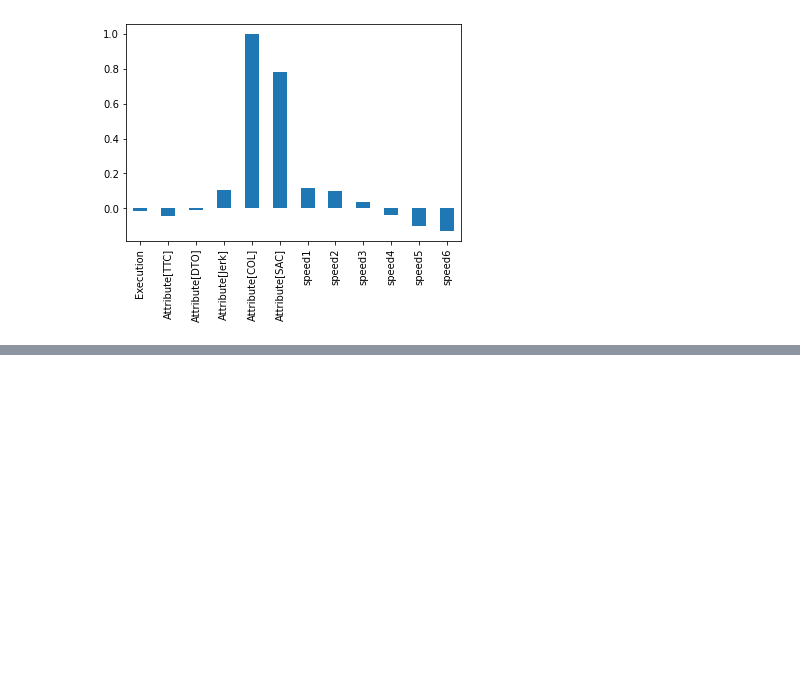
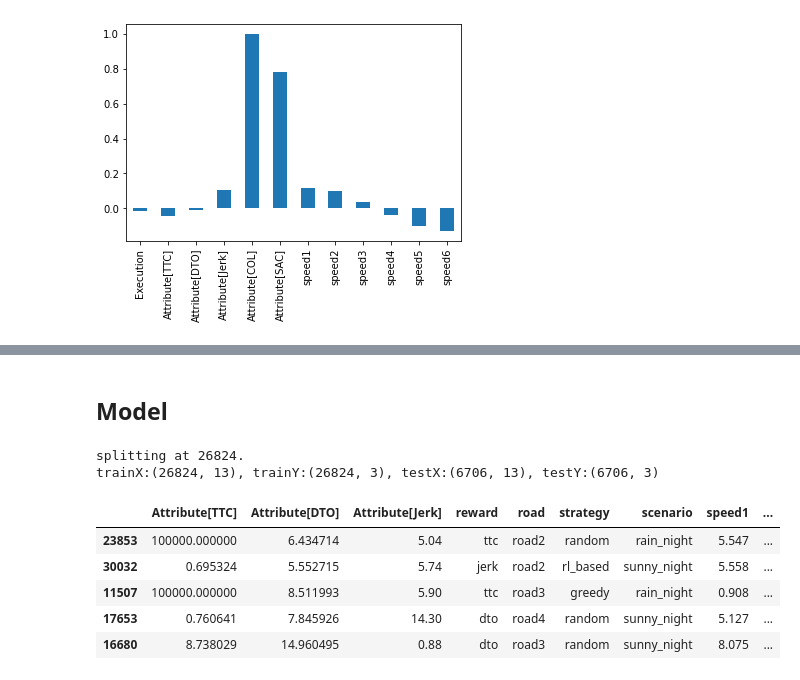
Before and after one commit to SigurdGH/MasterThesis, a Jupyter notebook: main/test.ipynb, the cells around one changed output, grey strips where cells are left out. Cells and saved outputs as stored; diff of their text form; code cells hidden in the pictures; blank space fills up the shorter version.

```diff
--- a/main/test.ipynb
+++ b/main/test.ipynb
@@ -59,10 +68,17 @@ dm.data.corr()["Attribute[COL]"].plot(kind="bar")
+# %% [markdown]
+## Model
 # %%
 trainX, trainY, testX, testY = dm.splitTrainTest()
 print(f"trainX:{trainX.shape}, trainY:{trainY.shape}, testX:{testX.shape}, testY:{testY.shape}")
-
-print(trainX.head())
-
-d = pd.concat([trainX, trainY], axis=1)
-df = d.groupby(['strategy', 'Attribute[COL]']).size()
-df = df.unstack()
-df
+# %% [output]
+splitting at 26824.
+trainX:(26824, 13), trainY:(26824, 3), testX:(6706, 13), testY:(6706, 3)
+# %%
+trainX.head()
+# %% [output]
+|  | Attribute[TTC] | Attribute[DTO] | Attribute[Jerk] | reward | road | strategy | scenario | speed1 | ... |
+| 23853 | 100000.000000 | 6.434714 | 5.04 | ttc | road2 | random | rain_night | 5.547 | ... |
+| 30032 | 0.695324 | 5.552715 | 5.74 | jerk | road2 | rl_based | sunny_night | 5.558 | ... |
+| 11507 | 100000.000000 | 8.511993 | 5.90 | ttc | road3 | greedy | rain_night | 0.908 | ... |
+| 17653 | 0.760641 | 7.845926 | 14.30 | dto | road4 | random | sunny_night | 5.127 | ... |
+| 16680 | 8.738029 | 14.960495 | 0.88 | dto | road3 | random | sunny_night | 8.075 | ... |
```
Also changed, not shown: parts of 14 cells of this notebook, 2 other files.
